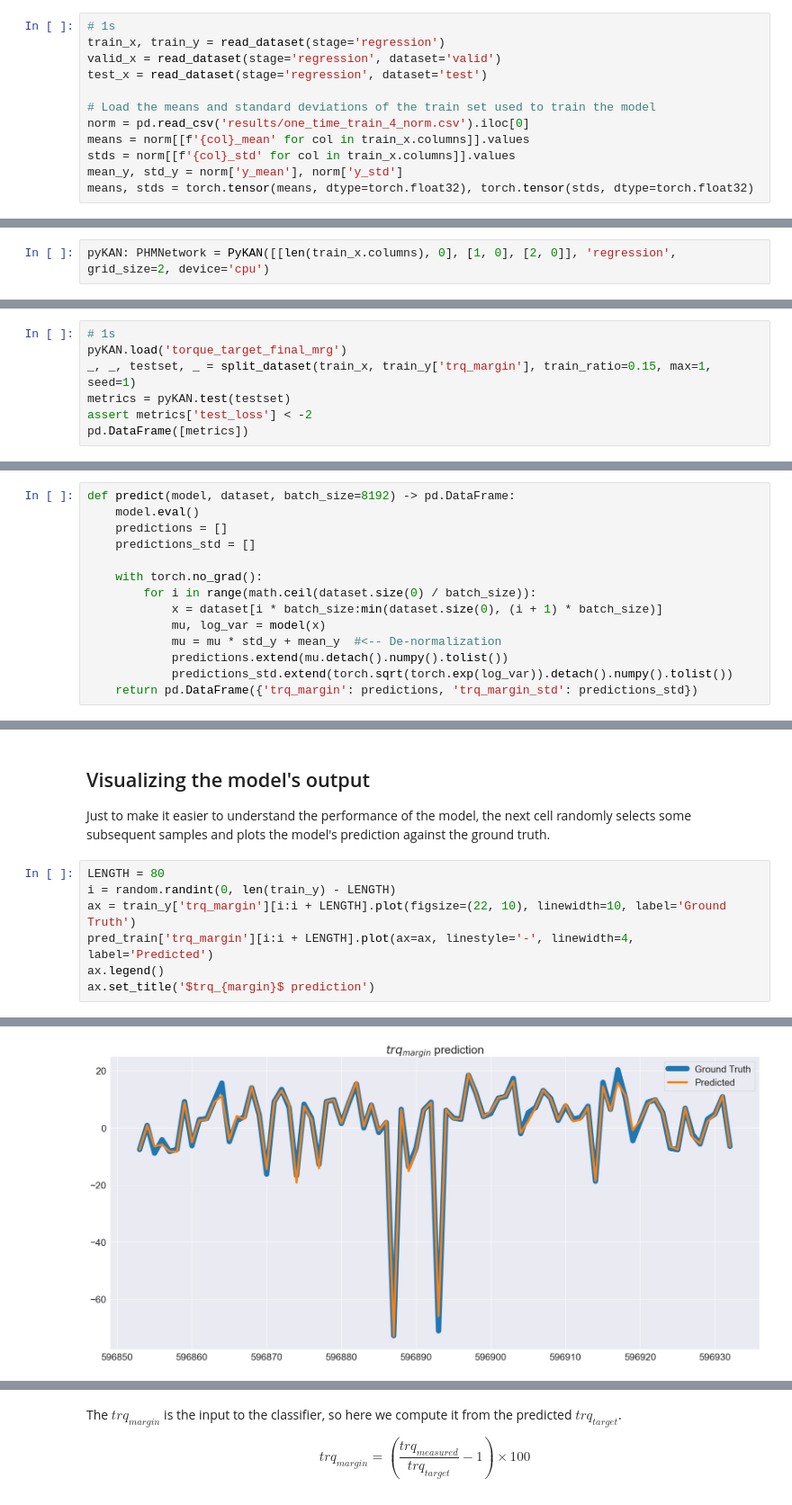
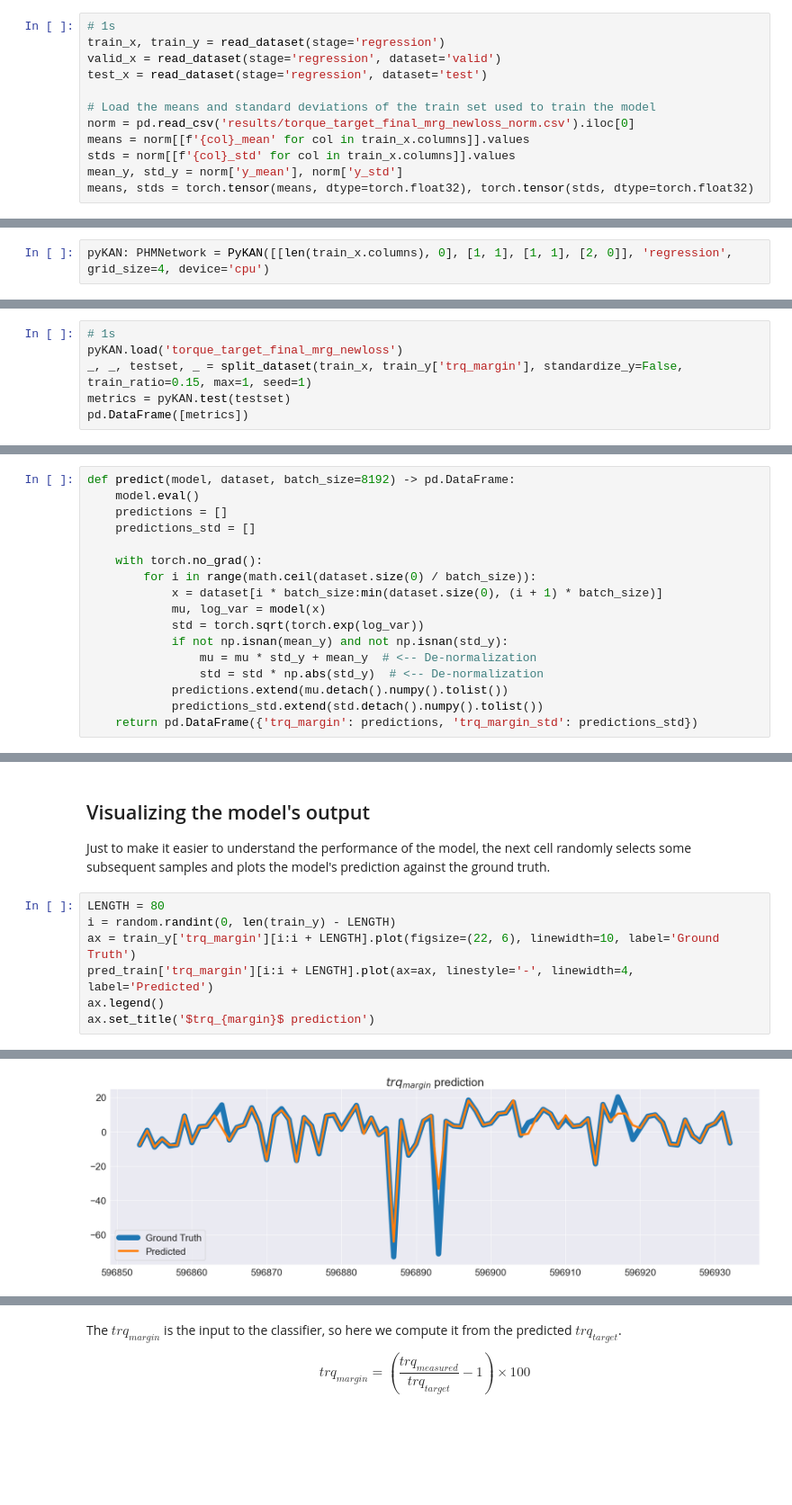
Before and after one commit to MrPio/PHM_North_America_2024_Challenge, a Jupyter notebook: 2-torque_target_probabilistic_regression/2.3-Generating_Torque_Margin_Predictions.ipynb, the cells around one changed output, grey strips where cells are left out. Shown at 90% size. Drawn from its saved outputs; the diff is of its cells as text; blank space fills up the shorter version.

```diff
--- a/2-torque_target_probabilistic_regression/2.3-Generating_Torque_Margin_Predictions.ipynb
+++ b/2-torque_target_probabilistic_regression/2.3-Generating_Torque_Margin_Predictions.ipynb
@@ -23,7 +27,7 @@ valid_x = read_dataset(stage='regression', dataset='valid')
 test_x = read_dataset(stage='regression', dataset='test')
 
 # Load the means and standard deviations of the train set used to train the model
-norm = pd.read_csv('results/one_time_train_4_norm.csv').iloc[0]
+norm = pd.read_csv('results/torque_target_final_mrg_newloss_norm.csv').iloc[0]
 means = norm[[f'{col}_mean' for col in train_x.columns]].values
 stds = norm[[f'{col}_std' for col in train_x.columns]].values
 mean_y, std_y = norm['y_mean'], norm['y_std']
@@ -38,16 +42,15 @@ trainset_x = (trainset_x - means) / stds
 validset_x = (validset_x - means) / stds
 testset_x = (testset_x - means) / stds
 # %%
-pyKAN: PHMNetwork = PyKAN([[len(train_x.columns), 0], [1, 0], [2, 0]], 'regression', grid_size=2, device='cpu')
+pyKAN: PHMNetwork = PyKAN([[len(train_x.columns), 0], [1, 1], [1, 1], [2, 0]], 'regression', grid_size=4, device='cpu')
 # %% [output]
 checkpoint directory created: ./model
 saving model version 0.0
 # %%
 # 1s
-pyKAN.load('torque_target_final_mrg')
-_, _, testset, _ = split_dataset(train_x, train_y['trq_margin'], train_ratio=0.15, max=1, seed=1)
+pyKAN.load('torque_target_final_mrg_newloss')
+_, _, testset, _ = split_dataset(train_x, train_y['trq_margin'], standardize_y=False, train_ratio=0.15, max=1, seed=1)
 metrics = pyKAN.test(testset)
-assert metrics['test_loss'] < -2
 pd.DataFrame([metrics])
 # %% [output]
 |  | test_loss |
@@ -62,8 +65,11 @@ def predict(model, dataset, batch_size=8192) -> pd.DataFrame:
         for i in range(math.ceil(dataset.size(0) / batch_size)):
             x = dataset[i * batch_size:min(dataset.size(0), (i + 1) * batch_size)]
             mu, log_var = model(x)
-            mu = mu * std_y + mean_y  #<-- De-normalization
+            std = torch.sqrt(torch.exp(log_var))
+            if not np.isnan(mean_y) and not np.isnan(std_y):
+                mu = mu * std_y + mean_y  # <-- De-normalization
+                std = std * np.abs(std_y)  # <-- De-normalization
             predictions.extend(mu.detach().numpy().tolist())
-            predictions_std.extend(torch.sqrt(torch.exp(log_var)).detach().numpy().tolist())
+            predictions_std.extend(std.detach().numpy().tolist())
     return pd.DataFrame({'trq_margin': predictions, 'trq_margin_std': predictions_std})
 # %%
@@ -77,10 +83,10 @@ Just to make it easier to understand the performance of the model, the next cell
 # %%
 LENGTH = 80
 i = random.randint(0, len(train_y) - LENGTH)
-ax = train_y['trq_margin'][i:i + LENGTH].plot(figsize=(22, 10), linewidth=10, label='Ground Truth')
+ax = train_y['trq_margin'][i:i + LENGTH].plot(figsize=(22, 6), linewidth=10, label='Ground Truth')
 pred_train['trq_margin'][i:i + LENGTH].plot(ax=ax, linestyle='-', linewidth=4, label='Predicted')
 ax.legend()
 ax.set_title('$trq_{margin}$ prediction')
 # %% [output]
 Text(0.5, 1.0, '$trq_{margin}$ prediction')
-[figure, old version]
+[figure, new version]
```
Also changed, not shown: parts of 8 cells of this notebook, 35 other files.
